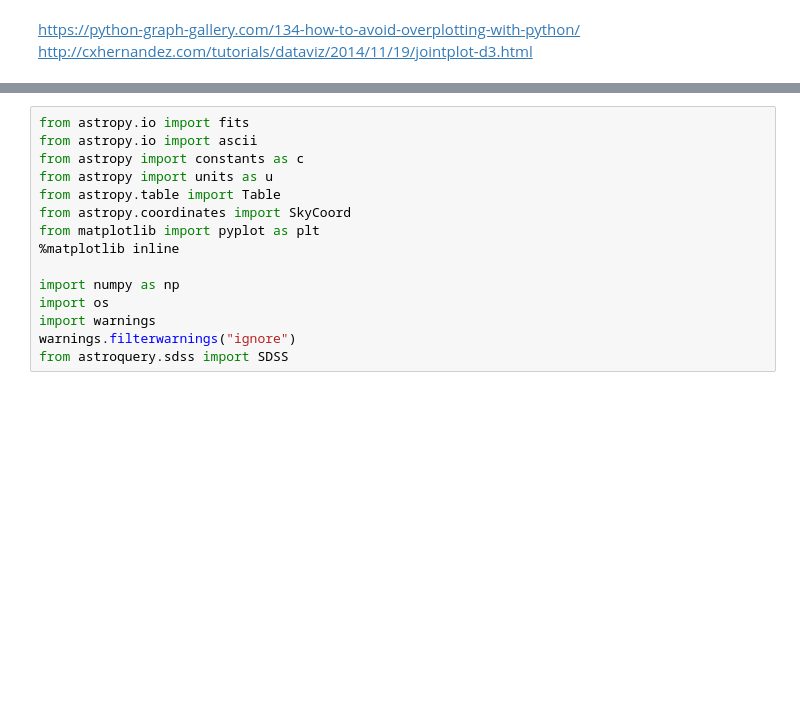
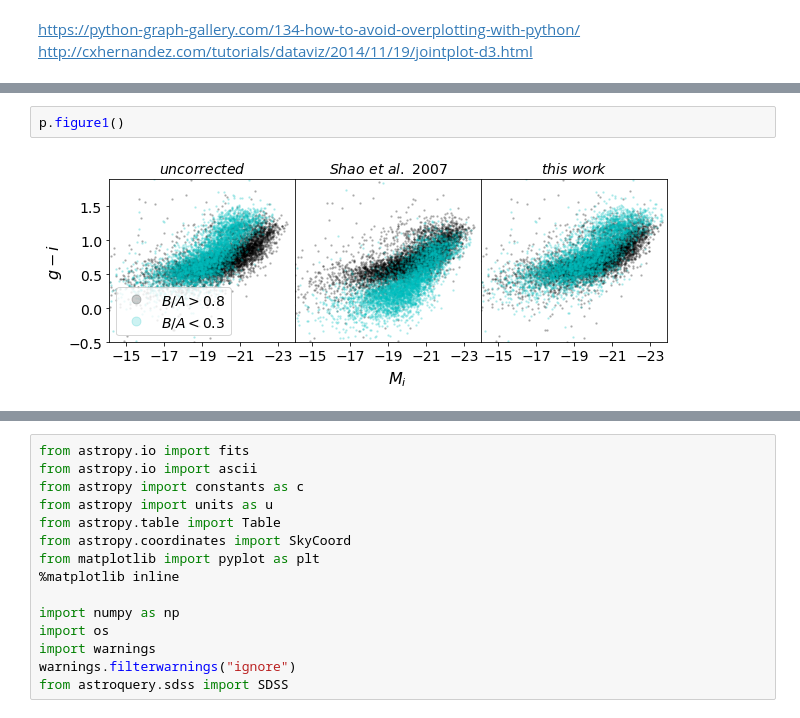
Before and after one commit to rfinn/APPSS, a Jupyter notebook: paper-plots.ipynb, the cells around one changed output, grey strips where cells are left out. Saved outputs shown, nothing was run; the diff lists cells and outputs as text; blank space fills up the shorter version.

```diff
--- a/paper-plots.ipynb
+++ b/paper-plots.ipynb
@@ -3,0 +65,4 @@ http://cxhernandez.com/tutorials/dataviz/2014/11/19/jointplot-d3.html
+# %%
+p.figure1()
+# %% [output]
+[figure, added]
```
Also changed, not shown: parts of 9 cells of this notebook, 2 other files.
